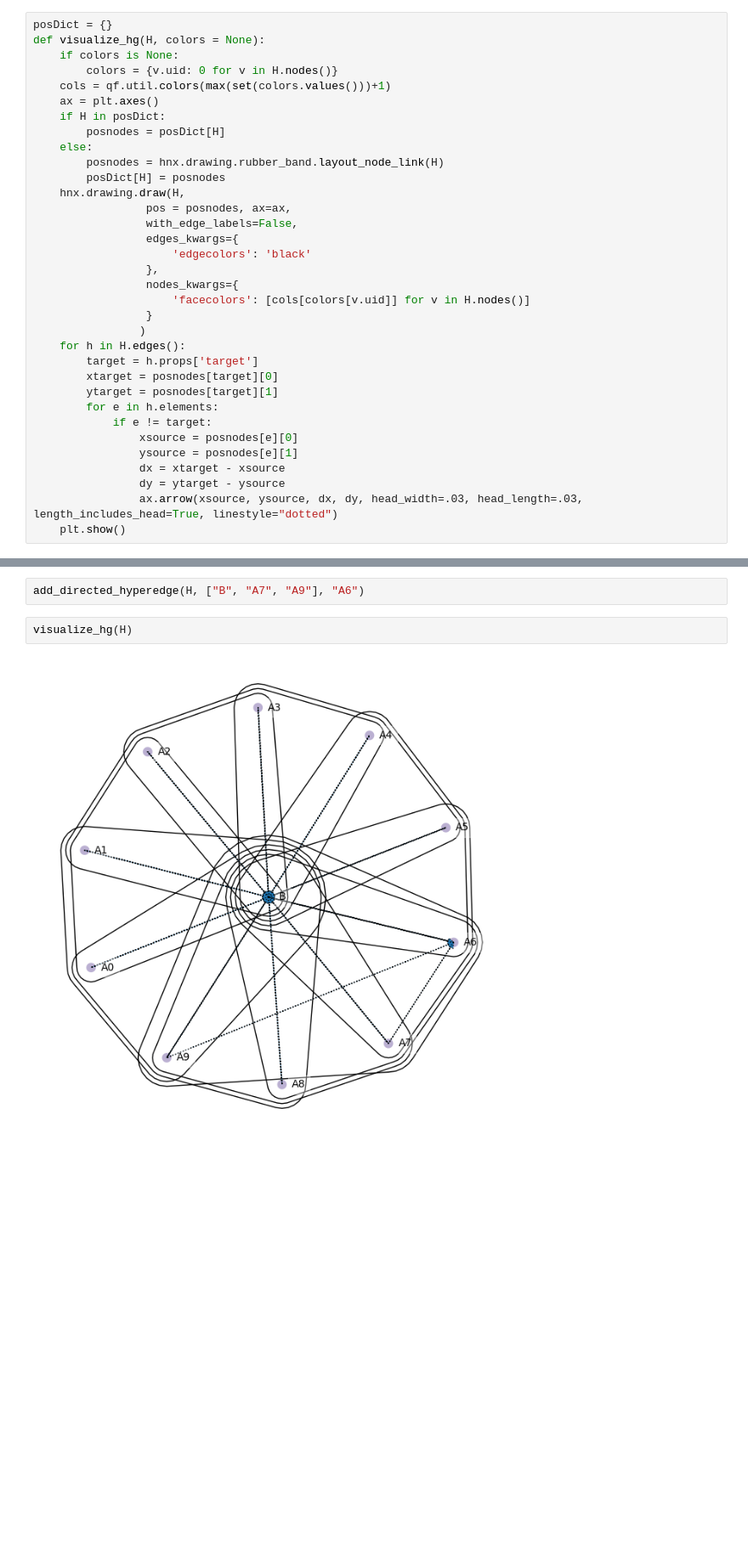
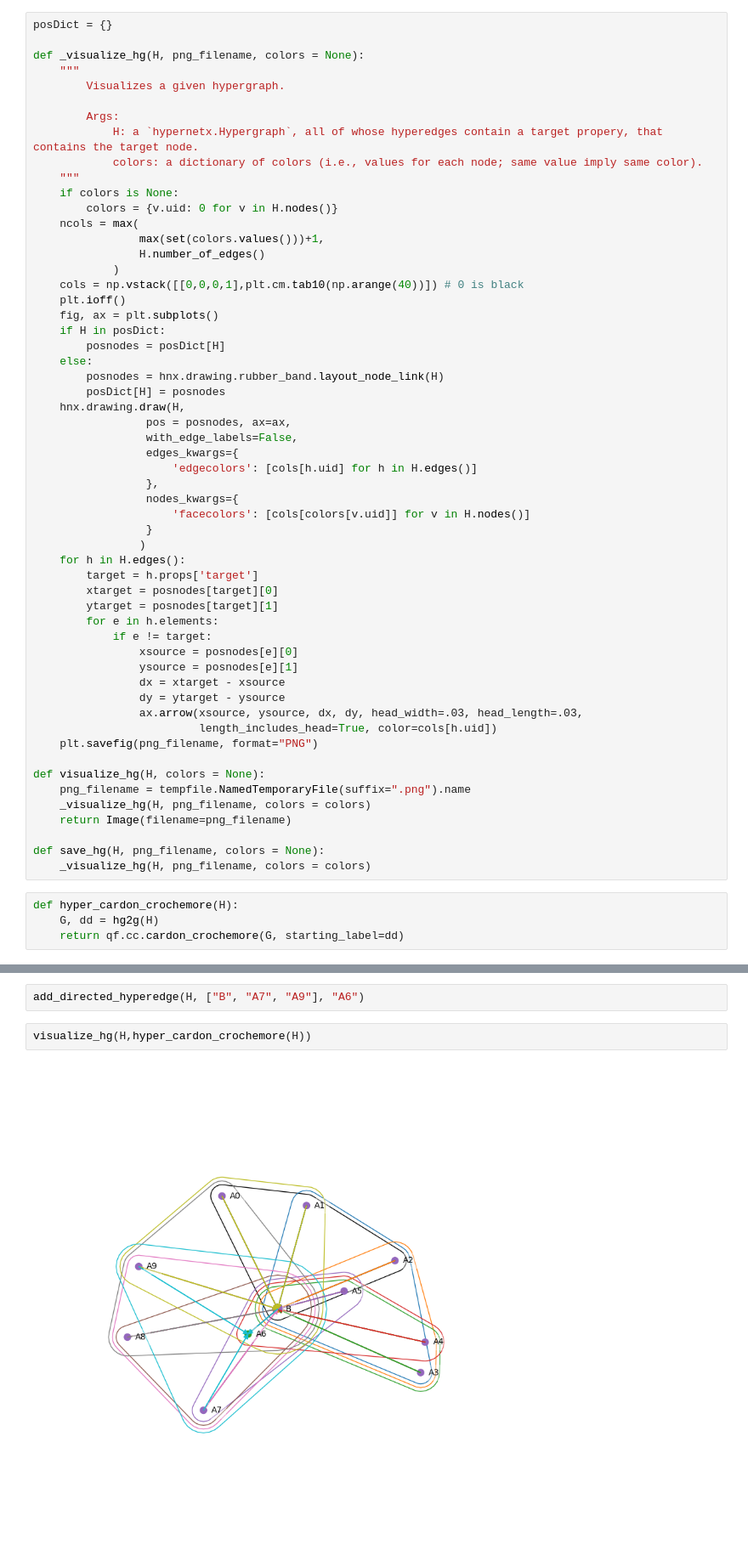
Before and after one commit to boldip/qf, a Jupyter notebook: src/work-hypergraphs.ipynb, the cells around one changed output, grey strips where cells are left out. Shown at 85% size. Cells and saved outputs as stored; diff of their text form; blank space fills up the shorter version.

```diff
--- a/src/work-hypergraphs.ipynb
+++ b/src/work-hypergraphs.ipynb
@@ -30,10 +63,23 @@ def hg2g(H):
 # %%
 posDict = {}
-def visualize_hg(H, colors = None):
+
+def _visualize_hg(H, png_filename, colors = None):
+    """
+        Visualizes a given hypergraph.
+
+        Args:
+            H: a `hypernetx.Hypergraph`, all of whose hyperedges contain a target propery, that contains the target node.
+            colors: a dictionary of colors (i.e., values for each node; same value imply same color).
+    """
     if colors is None:
         colors = {v.uid: 0 for v in H.nodes()}
-    cols = qf.util.colors(max(set(colors.values()))+1)
-    ax = plt.axes()
+    ncols = max(
+                max(set(colors.values()))+1,
+                H.number_of_edges()
+            )
+    cols = np.vstack([[0,0,0,1],plt.cm.tab10(np.arange(40))]) # 0 is black
+    plt.ioff()
+    fig, ax = plt.subplots()
     if H in posDict:
         posnodes = posDict[H]
     else:
@@ -43,7 +89,7 @@ def visualize_hg(H, colors = None):
                  pos = posnodes, ax=ax,
                  with_edge_labels=False,
                  edges_kwargs={
-                     'edgecolors': 'black'
+                     'edgecolors': [cols[h.uid] for h in H.edges()]
                  },
                  nodes_kwargs={
                      'facecolors': [cols[colors[v.uid]] for v in H.nodes()]
@@ -59,8 +105,21 @@ def visualize_hg(H, colors = None):
                 ysource = posnodes[e][1]
                 dx = xtarget - xsource
                 dy = ytarget - ysource
-                ax.arrow(xsource, ysource, dx, dy, head_width=.03, head_length=.03, length_includes_head=True, linestyle="dotted")
-    plt.show()
+                ax.arrow(xsource, ysource, dx, dy, head_width=.03, head_length=.03,
+                         length_includes_head=True, color=cols[h.uid])
+    plt.savefig(png_filename, format="PNG")
+
+def visualize_hg(H, colors = None):
+    png_filename = tempfile.NamedTemporaryFile(suffix=".png").name
+    _visualize_hg(H, png_filename, colors = colors)
+    return Image(filename=png_filename)
+
+def save_hg(H, png_filename, colors = None):
+    _visualize_hg(H, png_filename, colors = colors)
+# %%
+def hyper_cardon_crochemore(H):
+    G, dd = hg2g(H)
+    return qf.cc.cardon_crochemore(G, starting_label=dd)
 # %%
 H = hnx.Hypergraph()
 add_directed_hyperedges(H, [
@@ -102,8 +155,8 @@ visualize_hg(H, cc)
 # %%
 add_directed_hyperedge(H, ["B", "A7", "A9"], "A6")
 # %%
-visualize_hg(H)
+visualize_hg(H,hyper_cardon_crochemore(H))
 # %% [output]
-[figure, old version]
+[figure, new version]
 # %%
 cc[10]=cc[0]
```
Also changed, not shown: parts of 11 cells of this notebook.
